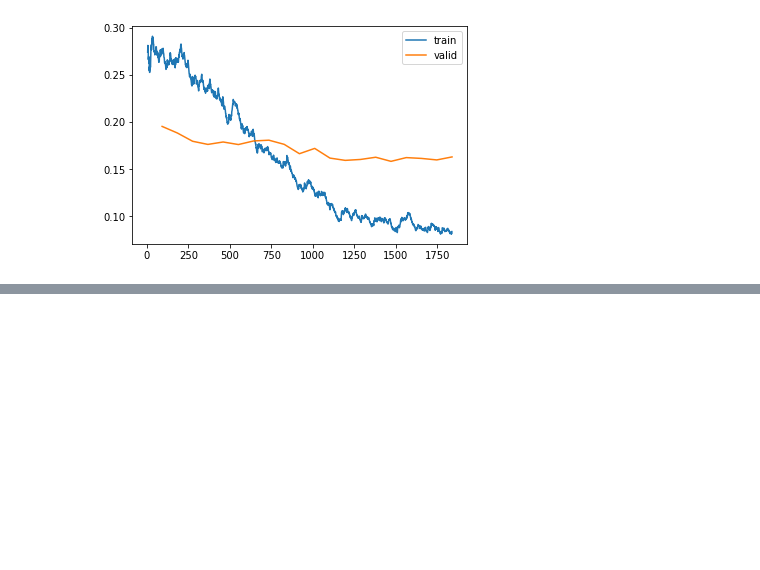
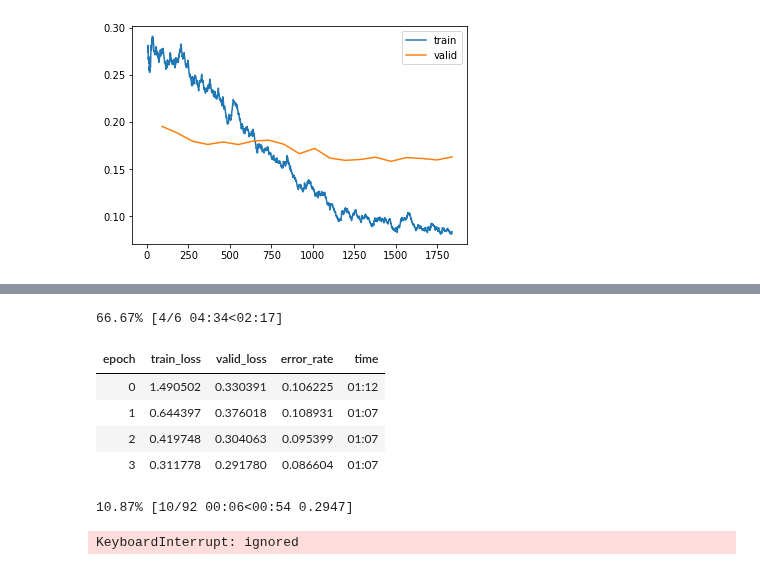
Before and after one commit to i-SanMartin/FastAI, a Jupyter notebook: 05_Pet_Breeds/Classifier.ipynb, the cells around one changed output, grey strips where cells are left out. Saved outputs shown, nothing was run; the diff lists cells and outputs as text; code cells hidden in the pictures; blank space fills up the shorter version.

```diff
--- a/05_Pet_Breeds/Classifier.ipynb
+++ b/05_Pet_Breeds/Classifier.ipynb
@@ -204,0 +213,11 @@ cycle = math.floor
+# %%
+learn.fit_one_cycle(6, 3e-3)
+# %% [output]
+66.67% [4/6 04:34<02:17]
+| epoch | train_loss | valid_loss | error_rate | time |
+| 0 | 1.490502 | 0.330391 | 0.106225 | 01:12 |
+| 1 | 0.644397 | 0.376018 | 0.108931 | 01:07 |
+| 2 | 0.419748 | 0.304063 | 0.095399 | 01:07 |
+| 3 | 0.311778 | 0.291780 | 0.086604 | 01:07 |
+10.87% [10/92 00:06<00:54 0.2947]
+KeyboardInterrupt: ignored
```
Also changed, not shown: parts of 9 cells of this notebook.
